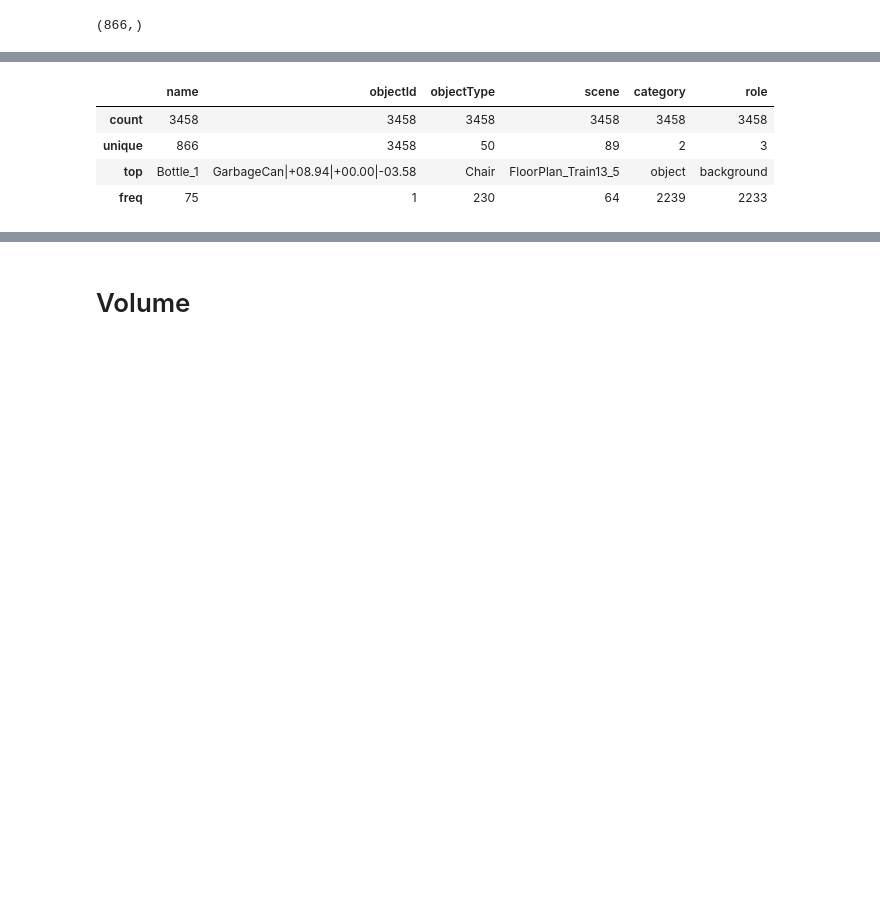
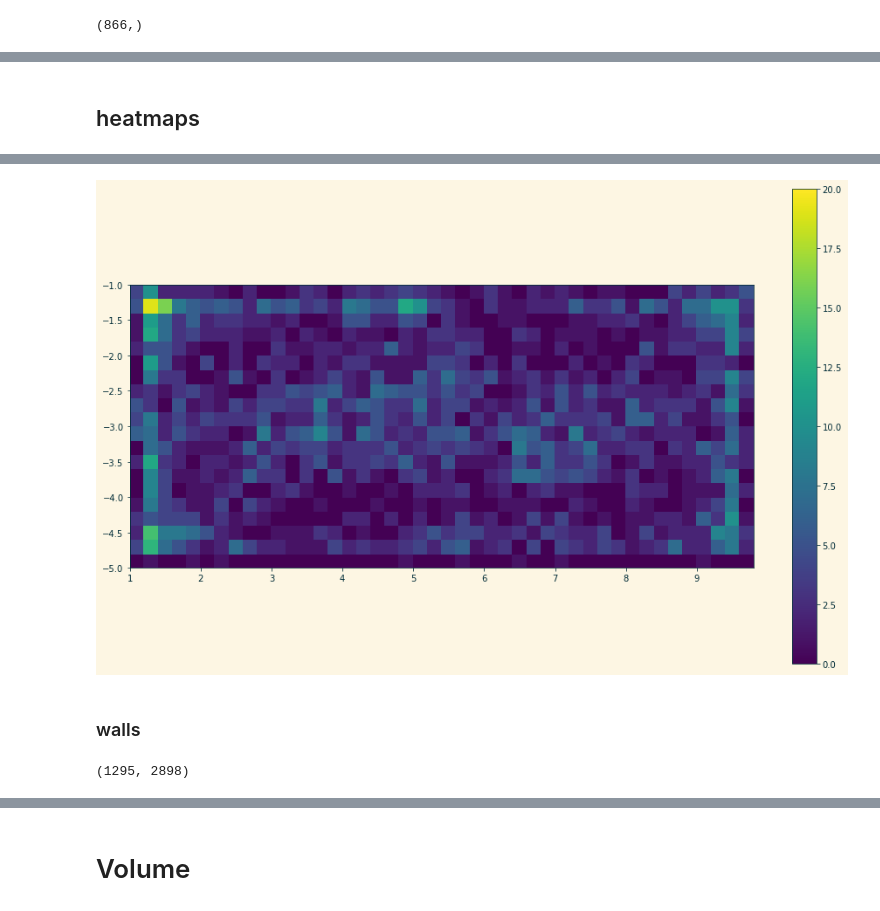
Before and after one commit to drschwenk/transfer, a Jupyter notebook: robothor_stats.ipynb, the cells around one changed output, grey strips where cells are left out. Cells and saved outputs as stored; diff of their text form; code cells hidden in the pictures; blank space fills up the shorter version.

Commit message:
stats and heatmaps

```diff
--- a/robothor_stats.ipynb
+++ b/robothor_stats.ipynb
@@ -230,8 +223,11 @@ pd.unique(furn_obj_df.objectType).shape[0]
-# %%
-furn_obj_df.describe()
-# %% [output]
-|  | name | objectId | objectType | scene | category | role |
-| count | 3458 | 3458 | 3458 | 3458 | 3458 | 3458 |
-| unique | 866 | 3458 | 50 | 89 | 2 | 3 |
-| top | Bottle_1 | GarbageCan|+08.94|+00.00|-03.58 | Chair | FloorPlan_Train13_5 | object | background |
-| freq | 75 | 1 | 230 | 64 | 2239 | 2233 |
+# %% [markdown]
+## heatmaps
+# %%
+w_df = furn_obj_df[furn_obj_df.category == 'object']
+# w_df = furn_obj_df[furn_obj_df.role == 'target']
+# w_df = furn_obj_df
+# %%
+_ = plt.hist2d(w_df.x, w_df.z, bins=[np.arange(1, 10, 0.2), np.arange(-5, -0.8, 0.2)], cmap='viridis', vmin=0, vmax=20)
+_ = plt.axes().set_aspect('equal')
+_ = plt.colorbar()
+# %% [output]
@@ -237,0 +236,3 @@ furn_obj_df.describe()
+[figure, added]
+# %% [markdown]
+### walls
@@ -237,0 +250,4 @@ furn_obj_df.describe()
+# %%
+floorplan_images[0].shape
+# %% [output]
+(1295, 2898)
```
Also changed, not shown: parts of 13 cells of this notebook.
